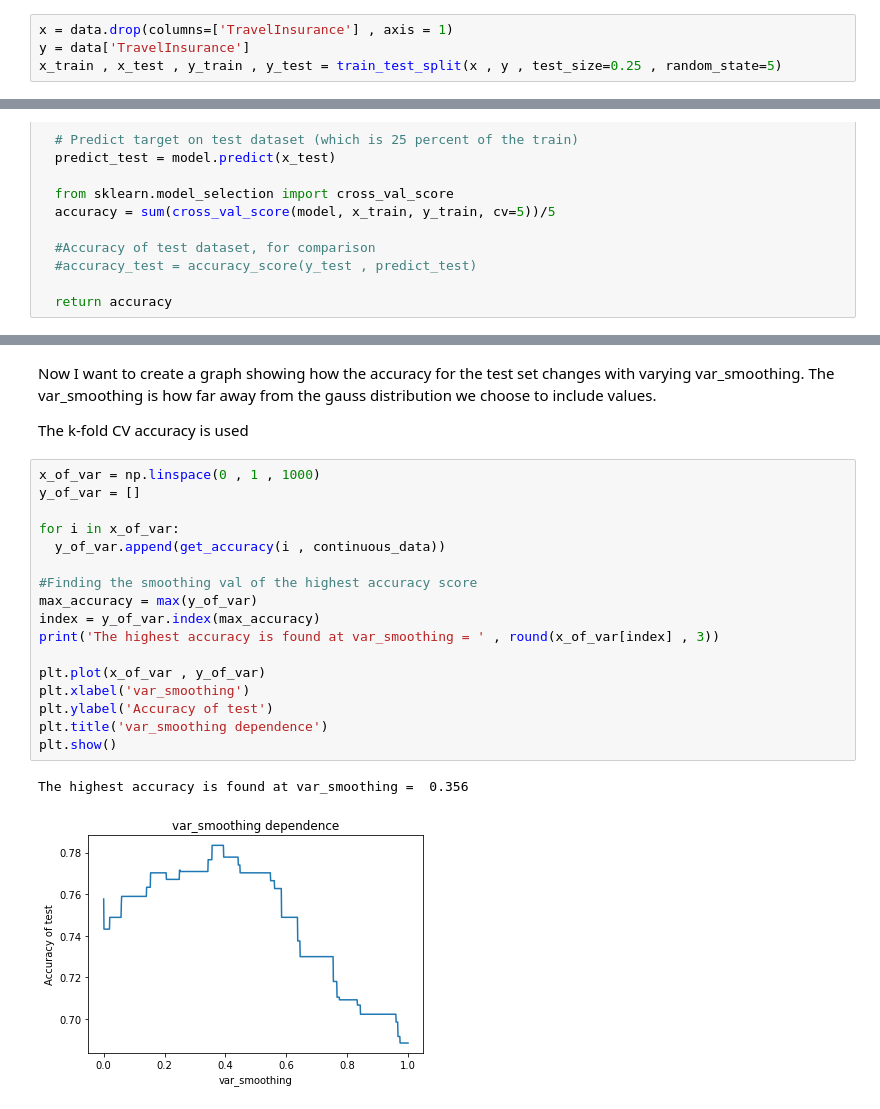
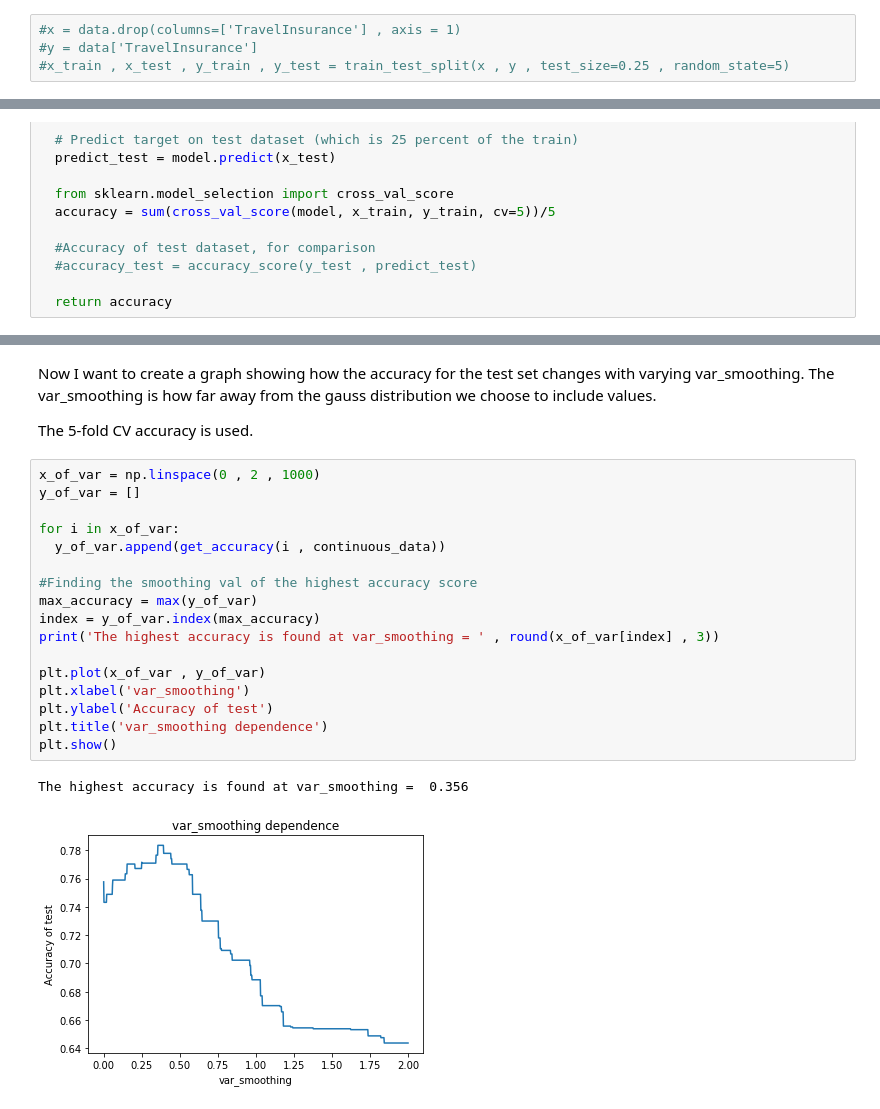
Before and after one commit to sigurdee/FDA-project, a Jupyter notebook: Group_prjoject_FDS.ipynb, the cells around one changed output, grey strips where cells are left out. Cells and saved outputs as stored; diff of their text form.

```diff
--- a/Group_prjoject_FDS.ipynb
+++ b/Group_prjoject_FDS.ipynb
@@ -106,9 +104,9 @@ continuous_graph('FamilyMembers' , 'Number of family members')
 # %% [output]
 [figure]
 # %%
-x = data.drop(columns=['TravelInsurance'] , axis = 1)
-y = data['TravelInsurance']
-x_train , x_test , y_train , y_test = train_test_split(x , y , test_size=0.25 , random_state=5)
+#x = data.drop(columns=['TravelInsurance'] , axis = 1)
+#y = data['TravelInsurance']
+#x_train , x_test , y_train , y_test = train_test_split(x , y , test_size=0.25 , random_state=5)
 # %% [markdown]
 **Gaussian Naive Bayes**
 # %%
@@ -183,24 +211,24 @@ print(precision_recall_fscore_support(y_test, y_test_model, zero_division=0))
 # %% [markdown]
 Now I want to create a graph showing how the accuracy for the test set changes with varying var_smoothing. The var_smoothing is how far away from the gauss distribution we choose to include values.
 
-The k-fold CV accuracy is used
+The 5-fold CV accuracy is used.
 # %%
-x_of_var = np.linspace(0 , 1 , 1000)
+x_of_var = np.linspace(0 , 2 , 1000)
 y_of_var = []
 
 for i in x_of_var:
   y_of_var.append(get_accuracy(i , continuous_data))
 
 #Finding the smoothing val of the highest accuracy score
 max_accuracy = max(y_of_var)
 index = y_of_var.index(max_accuracy)
 print('The highest accuracy is found at var_smoothing = ' , round(x_of_var[index] , 3))
 
 plt.plot(x_of_var , y_of_var)
 plt.xlabel('var_smoothing')
 plt.ylabel('Accuracy of test')
 plt.title('var_smoothing dependence')
 plt.show()
 # %% [output]
 The highest accuracy is found at var_smoothing =  0.356
-[figure, old version]
+[figure, new version]
```
Also changed, not shown: parts of 8 cells of this notebook.
